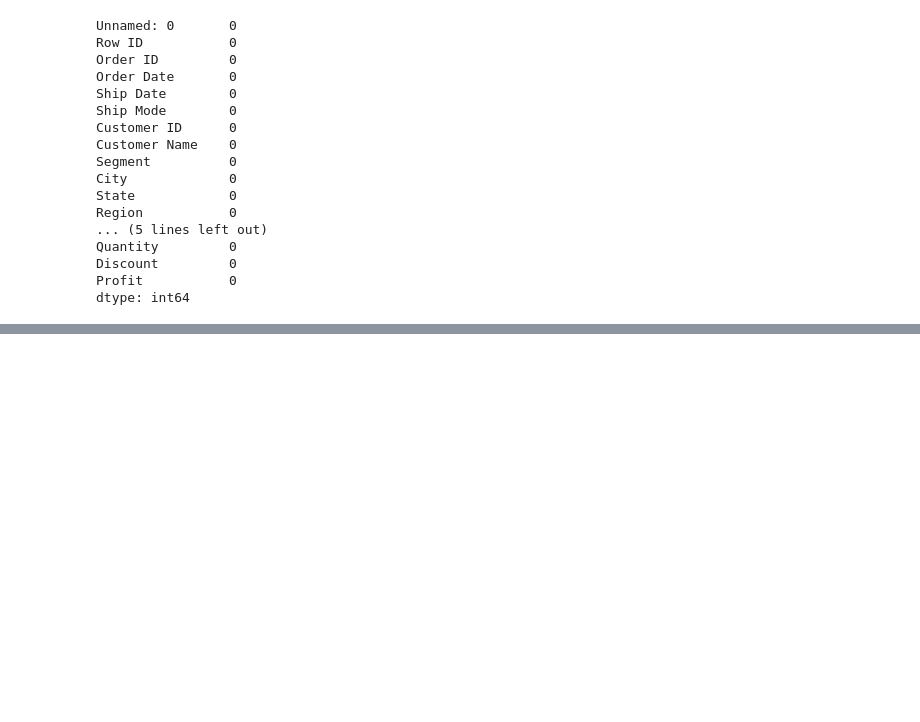
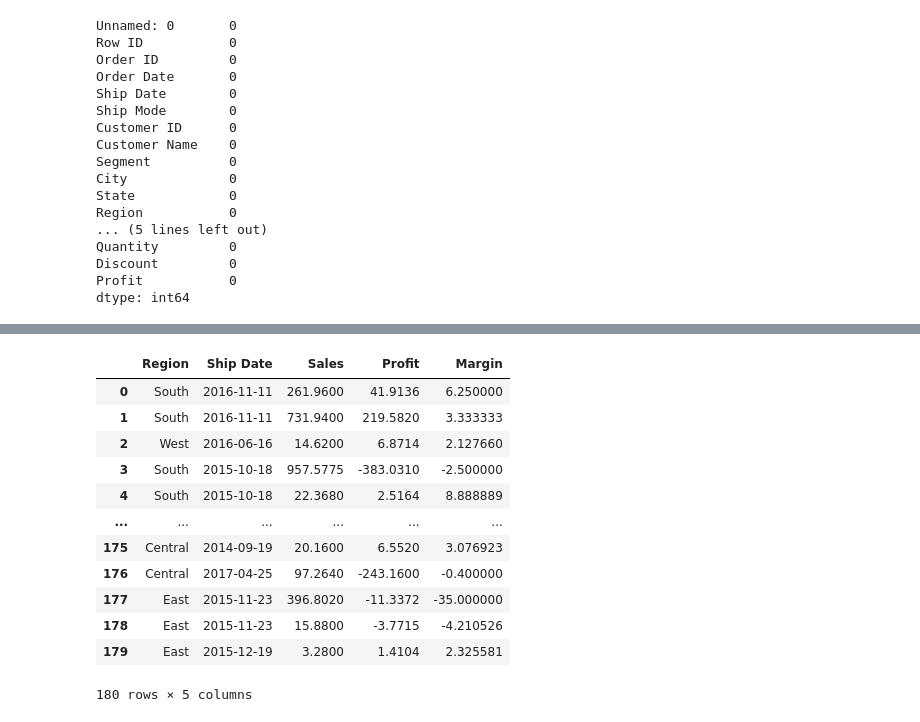
Before and after one commit to nisar-khokhar/python-lessons, a Jupyter notebook: pandas_day3.ipynb, the cells around one changed output, grey strips where cells are left out. Drawn from its saved outputs; the diff is of its cells as text; code cells hidden in the pictures; blank space fills up the shorter version.

Commit message:
added new column in the existing data using the dataframe variable where data was loaded

```diff
--- a/pandas_day3.ipynb
+++ b/pandas_day3.ipynb
@@ -144,0 +170,18 @@ dtype: int64
+# %%
+df["Margin"] = df["Sales"] / df["Profit"]
+# %%
+df[["Region", "Ship Date", "Sales", "Profit", "Margin"]]
+# %% [output]
+|  | Region | Ship Date | Sales | Profit | Margin |
+| 0 | South | 2016-11-11 | 261.9600 | 41.9136 | 6.250000 |
+| 1 | South | 2016-11-11 | 731.9400 | 219.5820 | 3.333333 |
+| 2 | West | 2016-06-16 | 14.6200 | 6.8714 | 2.127660 |
+| 3 | South | 2015-10-18 | 957.5775 | -383.0310 | -2.500000 |
+| 4 | South | 2015-10-18 | 22.3680 | 2.5164 | 8.888889 |
+| ... | ... | ... | ... | ... | ... |
+| 175 | Central | 2014-09-19 | 20.1600 | 6.5520 | 3.076923 |
+| 176 | Central | 2017-04-25 | 97.2640 | -243.1600 | -0.400000 |
+| 177 | East | 2015-11-23 | 396.8020 | -11.3372 | -35.000000 |
+| 178 | East | 2015-11-23 | 15.8800 | -3.7715 | -4.210526 |
+| 179 | East | 2015-12-19 | 3.2800 | 1.4104 | 2.325581 |
+180 rows × 5 columns
```
Also changed, not shown: parts of 4 cells of this notebook, 1 other file.
